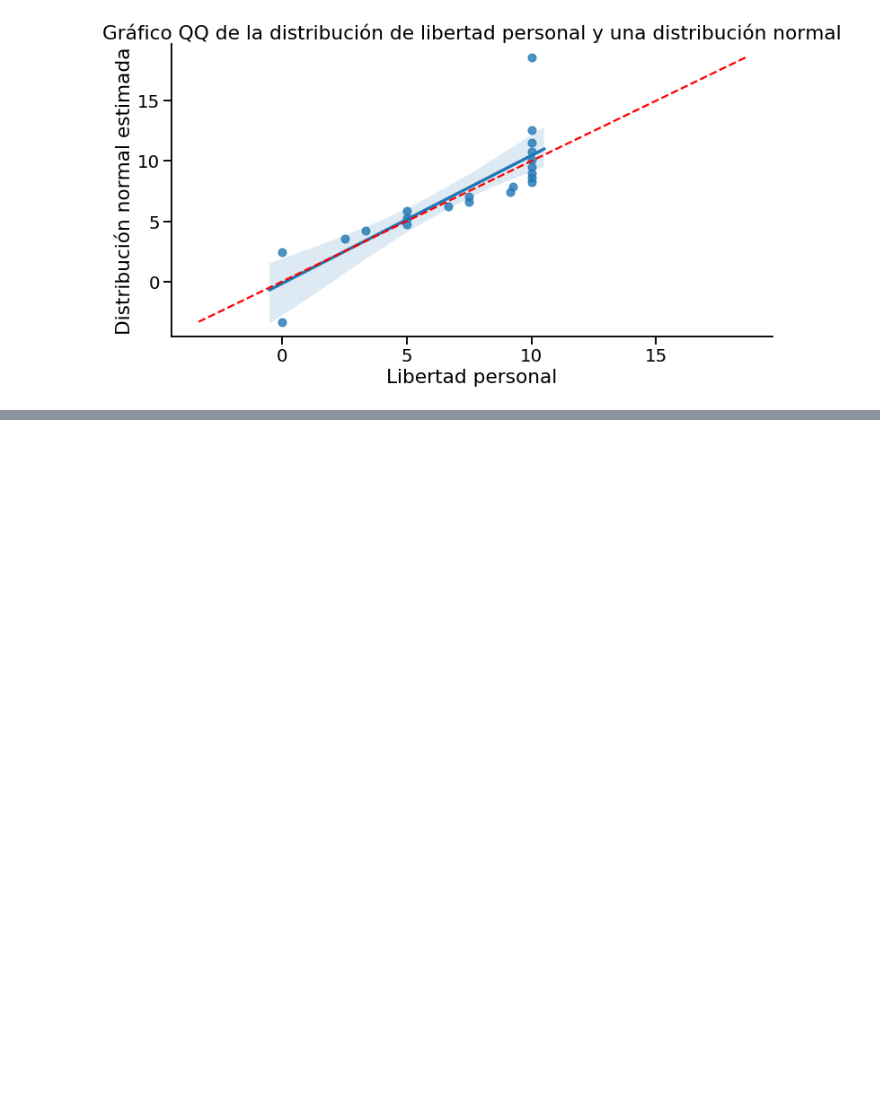
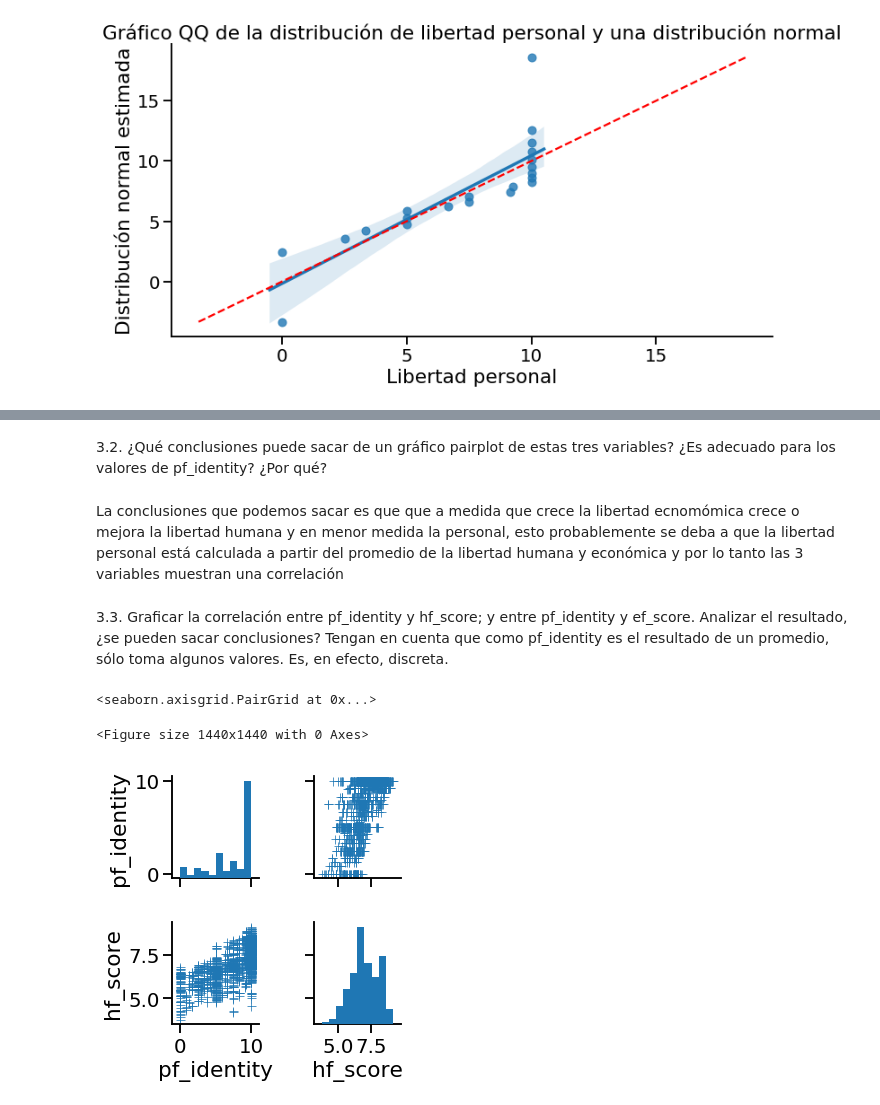
Before and after one commit to leoeugelaura/AnalisisyVisualizacion, a Jupyter notebook: ayv_tp01_humanfreedom.ipynb, the cells around one changed output, grey strips where cells are left out. Drawn from its saved outputs; the diff is of its cells as text; code cells hidden in the pictures; blank space fills up the shorter version.

```diff
--- a/ayv_tp01_humanfreedom.ipynb
+++ b/ayv_tp01_humanfreedom.ipynb
@@ -530,0 +600,19 @@ seaborn.despine()
+# %% [markdown]
+3.2. ¿Qué conclusiones puede sacar de un gráfico pairplot de estas tres variables? ¿Es adecuado para los valores de pf_identity? ¿Por qué?
+# %% [markdown]
+La conclusiones que podemos sacar es que que a medida que crece la libertad ecnomómica crece o mejora la libertad humana y
+en menor medida la personal, esto probablemente se deba a que la libertad personal está calculada a partir del promedio de
+la libertad humana y económica y por lo tanto las 3 variables muestran una correlación
+# %% [markdown]
+3.3.  Graficar la correlación entre pf_identity y hf_score; y entre pf_identity y ef_score. Analizar el resultado, ¿se pueden sacar conclusiones? Tengan en cuenta que como pf_identity es el resultado de un promedio, sólo toma algunos valores. Es, en efecto, discreta.
+# %%
+
+cols=['pf_identity', 'hf_score']
+plot_data = dataset[cols]
+seaborn.pairplot(
+    data=plot_data,
+    vars=['pf_identity', 'hf_score'],  markers='+')
+# %% [output]
+<seaborn.axisgrid.PairGrid at 0x...>
+<Figure size 1440x1440 with 0 Axes>
+[figure, added]
```
Also changed, not shown: parts of 21 cells of this notebook.
